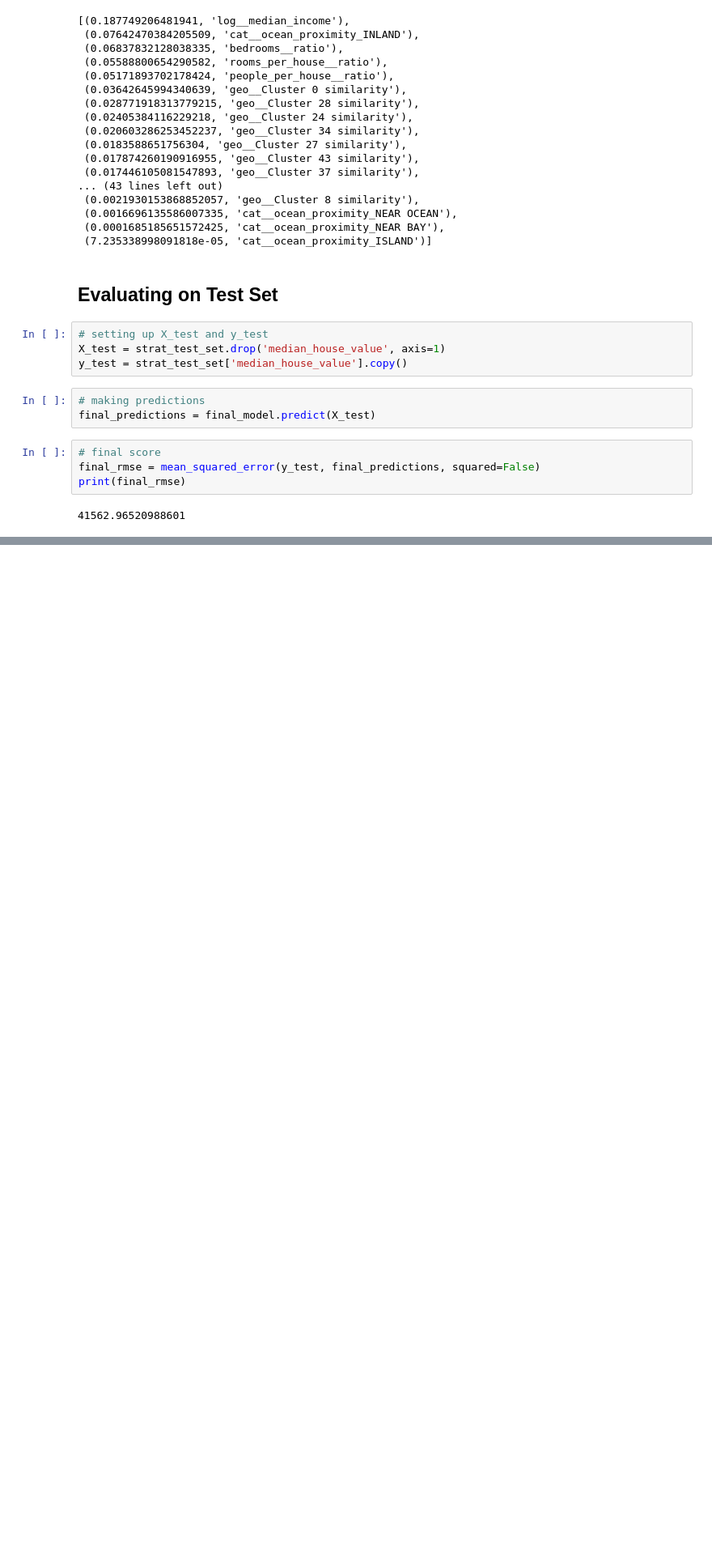
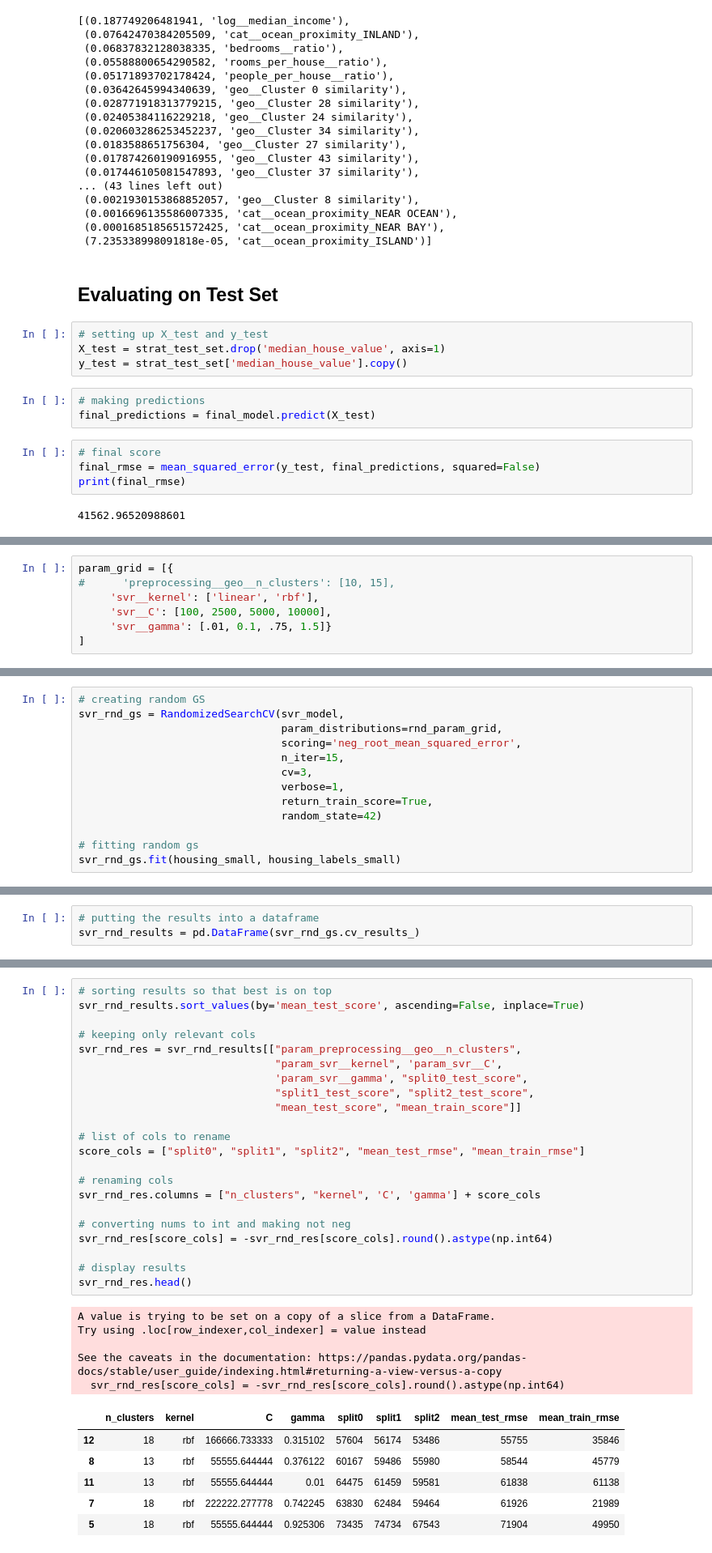
Before and after one commit to mduncan23/badal-book, a Jupyter notebook: Chapter 1 and 2.ipynb, the cells around one changed output, grey strips where cells are left out. Shown at 81% size. Cells and saved outputs as stored; diff of their text form; blank space fills up the shorter version.

```diff
--- a/Chapter 1 and 2.ipynb
+++ b/Chapter 1 and 2.ipynb
@@ -2056,0 +2112,7 @@ print(final_rmse)
+# %%
+param_grid = [{
+#      'preprocessing__geo__n_clusters': [10, 15],
+     'svr__kernel': ['linear', 'rbf'],
+     'svr__C': [100, 2500, 5000, 10000],
+     'svr__gamma': [.01, 0.1, .75, 1.5]}
+]
@@ -2056,0 +2210,13 @@ print(final_rmse)
+# %%
+# creating random GS
+svr_rnd_gs = RandomizedSearchCV(svr_model,
+                                param_distributions=rnd_param_grid,
+                                scoring='neg_root_mean_squared_error',
+                                n_iter=15,
+                                cv=3,
+                                verbose=1,
+                                return_train_score=True,
+                                random_state=42)
+
+# fitting random gs
+svr_rnd_gs.fit(housing_small, housing_labels_small)
@@ -2056,0 +2255,3 @@ print(final_rmse)
+# %%
+# putting the results into a dataframe
+svr_rnd_results = pd.DataFrame(svr_rnd_gs.cv_results_)
@@ -2056,0 +2269,34 @@ print(final_rmse)
+# %%
+# sorting results so that best is on top
+svr_rnd_results.sort_values(by='mean_test_score', ascending=False, inplace=True)
+
+# keeping only relevant cols
+svr_rnd_res = svr_rnd_results[["param_preprocessing__geo__n_clusters",
+                               "param_svr__kernel", 'param_svr__C',
+                               'param_svr__gamma', "split0_test_score",
+                               "split1_test_score", "split2_test_score",
+                               "mean_test_score", "mean_train_score"]]
+
+# list of cols to rename
+score_cols = ["split0", "split1", "split2", "mean_test_rmse", "mean_train_rmse"]
+
+# renaming cols
+svr_rnd_res.columns = ["n_clusters", "kernel", 'C', 'gamma'] + score_cols
+
+# converting nums to int and making not neg
+svr_rnd_res[score_cols] = -svr_rnd_res[score_cols].round().astype(np.int64)
+
+# display results
+svr_rnd_res.head()
+# %% [output]
+A value is trying to be set on a copy of a slice from a DataFrame.
+Try using .loc[row_indexer,col_indexer] = value instead
+
+See the caveats in the documentation: https://pandas.pydata.org/pandas-docs/stable/user_guide/indexing.html#returning-a-view-versus-a-copy
+  svr_rnd_res[score_cols] = -svr_rnd_res[score_cols].round().astype(np.int64)
+|  | n_clusters | kernel | C | gamma | split0 | split1 | split2 | mean_test_rmse | mean_train_rmse |
+| 12 | 18 | rbf | 166666.733333 | 0.315102 | 57604 | 56174 | 53486 | 55755 | 35846 |
+| 8 | 13 | rbf | 55555.644444 | 0.376122 | 60167 | 59486 | 55980 | 58544 | 45779 |
+| 11 | 13 | rbf | 55555.644444 | 0.01 | 64475 | 61459 | 59581 | 61838 | 61138 |
+| 7 | 18 | rbf | 222222.277778 | 0.742245 | 63830 | 62484 | 59464 | 61926 | 21989 |
+| 5 | 18 | rbf | 55555.644444 | 0.925306 | 73435 | 74734 | 67543 | 71904 | 49950 |
```
Also changed, not shown: parts of 39 cells of this notebook.
